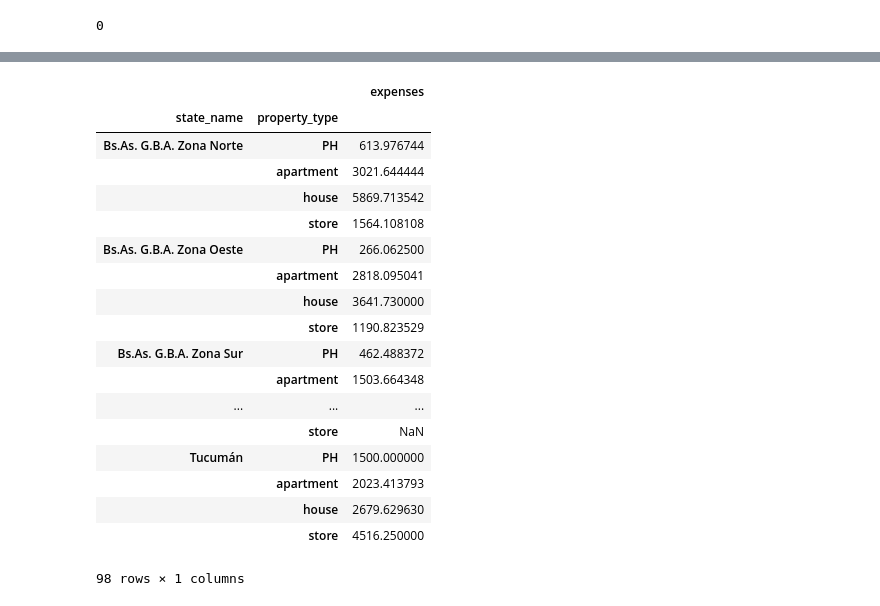
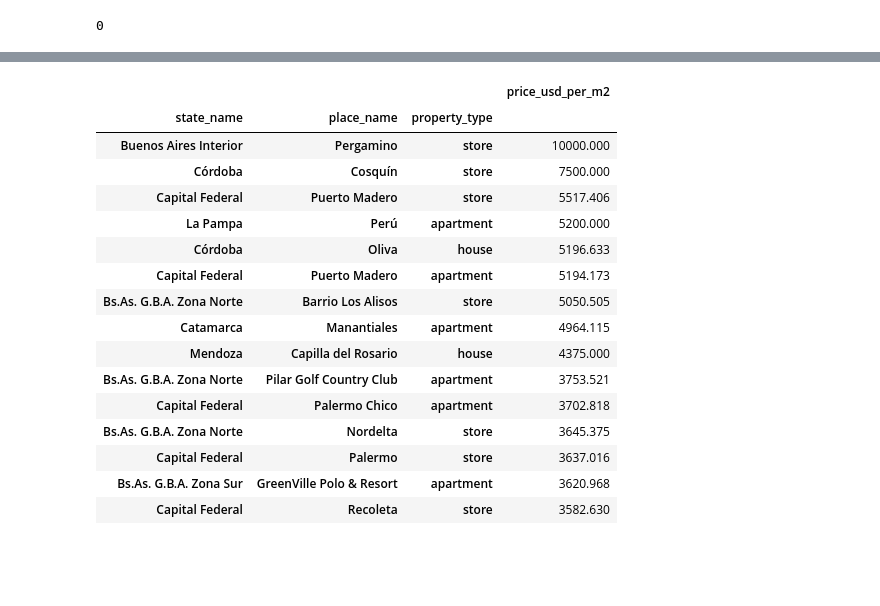
Before and after one commit to matiasngf/DH_proyecto_1, a Jupyter notebook: Limpieza_y_Preparacion.ipynb, the cells around one changed output, grey strips where cells are left out. Drawn from its saved outputs; the diff is of its cells as text; code cells hidden in the pictures; blank space fills up the shorter version.

```diff
--- a/Limpieza_y_Preparacion.ipynb
+++ b/Limpieza_y_Preparacion.ipynb
@@ -157,3 +492,0 @@ df["price_aprox_usd"] = np.where(df["price_aprox_usd"] == 0, np.nan,df["price_ap
-# %%
-# recalcular el precio por m2 despues de repoblar las superficies
-df["price_usd_m2_nue"] = np.divide(df["price_aprox_usd"],df["surface_total_in_m2"])
@@ -227,0 +506,4 @@ dtype: int64
+# %%
+# Reemplazos valores y creamos nueva variable
+df['zona'] = df['state_name'].replace({'Capital Federal':'Capital & GBA', 'Buenos Aires Costa Atlántica':'Interior', 'Entre Ríos':'Interior', 'Bs.As. G.B.A. Zona Norte':'Capital & GBA', 'Córdoba':'Interior', 'Bs.As. G.B.A. Zona Oeste':'Capital & GBA', 'Bs.As. G.B.A. Zona Sur':'Capital & GBA', 'Misiones':'Interior', 'Santa Fe':'Interior', 'Buenos Aires Interior':'Interior', 'Neuquén':'Interior', 'Río Negro':'Interior', 'San Luis':'Interior', 'Mendoza':'Interior', 'Corrientes':'Interior', 'Chubut':'Interior', 'Tucumán':'Interior', 'Chaco':'Interior', 'Salta':'Interior', 'San Juan':'Interior', 'Tierra Del Fuego':'Interior', 'Santa Cruz':'Interior', 'La Pampa':'Interior', 'Santiago Del Estero':'Interior', 'Catamarca':'Interior', 'Jujuy':'Interior', 'La Rioja':'Interior', 'Formosa':'Interior'})
+df['zona'].value_counts()
@@ -227,0 +516,6 @@ dtype: int64
+# %%
+# Nos quedamos solo con los precios en USD
+df.drop(columns=["price","price_aprox_local_currency","price_per_m2","currency"], inplace=True)
+# %%
+# Limpiamos el Dataset de Columnas innecesarias
+df.drop(columns=["Unnamed: 0","operation","place_with_parent_names","country_name","lat-lon","image_thumbnail"], inplace=True)
@@ -228,22 +571,20 @@ dtype: int64
 # %%
-df.groupby(["state_name",'property_type'])[["expenses"]].mean()
+df.groupby(['state_name','place_name','property_type'])[['price_usd_per_m2']].mean().sort_values(by=['price_usd_per_m2'],ascending=False).head(15)
 # %% [output]
-|  |  | expenses |
-| state_name | property_type |  |
-| Bs.As. G.B.A. Zona Norte | PH | 613.976744 |
-|  | apartment | 3021.644444 |
-|  | house | 5869.713542 |
-|  | store | 1564.108108 |
-| Bs.As. G.B.A. Zona Oeste | PH | 266.062500 |
-|  | apartment | 2818.095041 |
-|  | house | 3641.730000 |
-|  | store | 1190.823529 |
-| Bs.As. G.B.A. Zona Sur | PH | 462.488372 |
-|  | apartment | 1503.664348 |
-| ... | ... | ... |
-|  | store | NaN |
-| Tucumán | PH | 1500.000000 |
-|  | apartment | 2023.413793 |
-|  | house | 2679.629630 |
-|  | store | 4516.250000 |
+|  |  |  | price_usd_per_m2 |
+| state_name | place_name | property_type |  |
+| Buenos Aires Interior | Pergamino | store | 10000.000 |
+| Córdoba | Cosquín | store | 7500.000 |
+| Capital Federal | Puerto Madero | store | 5517.406 |
+| La Pampa | Perú | apartment | 5200.000 |
+| Córdoba | Oliva | house | 5196.633 |
+| Capital Federal | Puerto Madero | apartment | 5194.173 |
+| Bs.As. G.B.A. Zona Norte | Barrio Los Alisos | store | 5050.505 |
+| Catamarca | Manantiales | apartment | 4964.115 |
+| Mendoza | Capilla del Rosario | house | 4375.000 |
+| Bs.As. G.B.A. Zona Norte | Pilar Golf Country Club | apartment | 3753.521 |
+| Capital Federal | Palermo Chico | apartment | 3702.818 |
+| Bs.As. G.B.A. Zona Norte | Nordelta | store | 3645.375 |
+| Capital Federal | Palermo | store | 3637.016 |
+| Bs.As. G.B.A. Zona Sur | GreenVille Polo & Resort | apartment | 3620.968 |
+| Capital Federal | Recoleta | store | 3582.630 |
-98 rows × 1 columns
```
Also changed, not shown: parts of 73 cells of this notebook.
